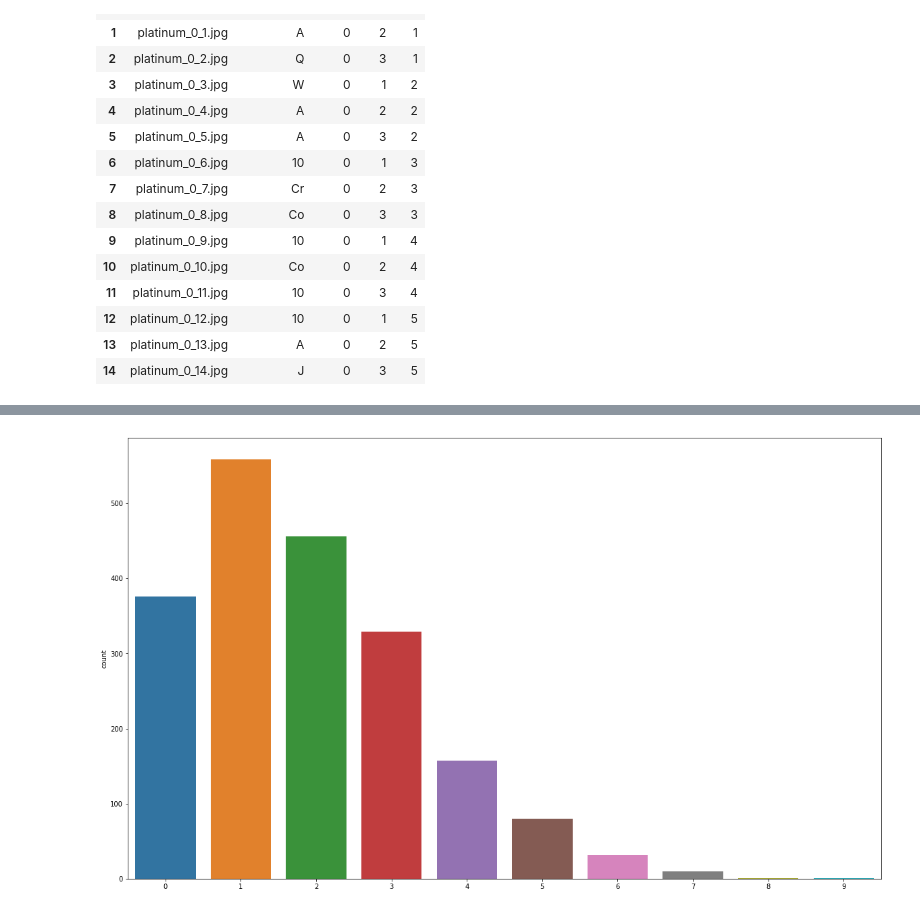
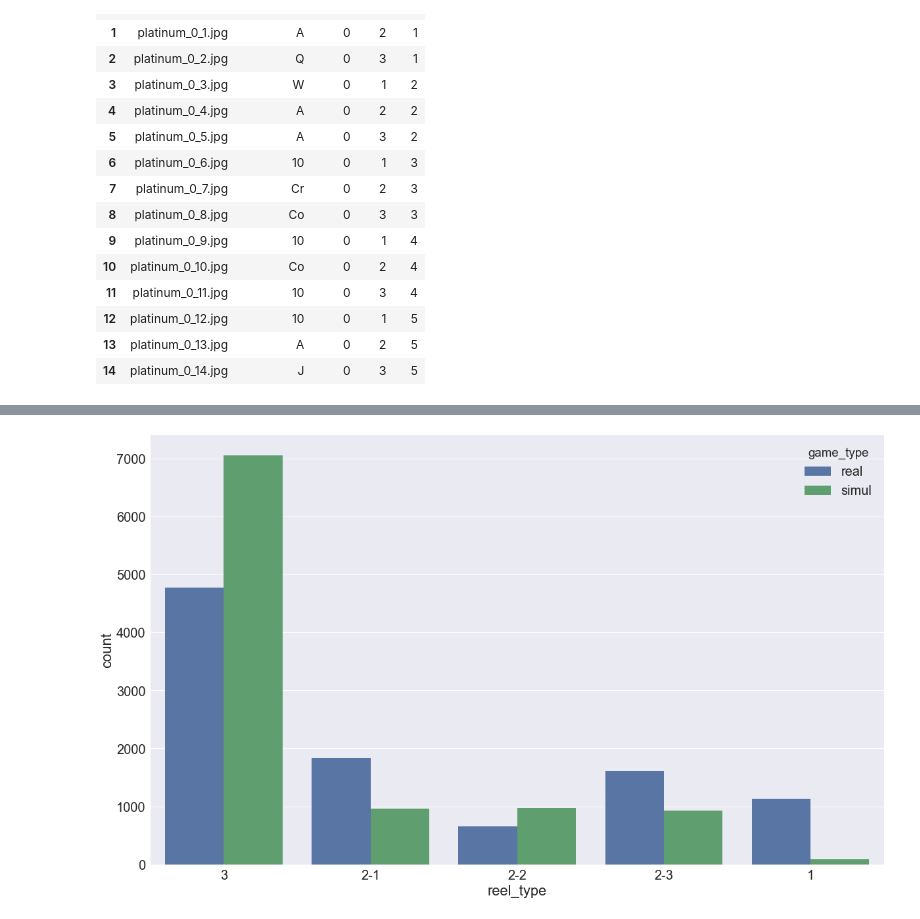
Before and after one commit to Jaepal/data-science-portfolio, a Jupyter notebook: slot_machine/Data_Exploration.ipynb, the cells around one changed output, grey strips where cells are left out. Cells and saved outputs as stored; diff of their text form; code cells hidden in the pictures.

```diff
--- a/slot_machine/Data_Exploration.ipynb
+++ b/slot_machine/Data_Exploration.ipynb
@@ -754,6 +430,35 @@ for l in simul_result_per_game:
-# %%
-plt.figure(figsize=(20,12))
-sns.countplot(simul_num_10)
-plt.show()
-# %% [output]
-[figure, removed]
+# %%
+# 실제 게임의 각 reel의 유형, symbol 저장
+
+real_reel1_rtype, real_reel1_rsymbols = getReelInfo(slot_result, 1)
+real_reel2_rtype, real_reel2_rsymbols = getReelInfo(slot_result, 2)
+real_reel3_rtype, real_reel3_rsymbols = getReelInfo(slot_result, 3)
+real_reel4_rtype, real_reel4_rsymbols = getReelInfo(slot_result, 4)
+real_reel5_rtype, real_reel5_rsymbols = getReelInfo(slot_result, 5)
+
+real_reel_rtype = real_reel1_rtype + real_reel2_rtype + real_reel3_rtype + real_reel4_rtype + real_reel5_rtype
+# %%
+# 가상 게임의 각 reel의 유형, symbol 저장
+
+simul_reel1_rtype, simul_reel1_rsymbols = getReelInfo(simul_result, 1)
+simul_reel2_rtype, simul_reel2_rsymbols = getReelInfo(simul_result, 2)
+simul_reel3_rtype, simul_reel3_rsymbols = getReelInfo(simul_result, 3)
+simul_reel4_rtype, simul_reel4_rsymbols = getReelInfo(simul_result, 4)
+simul_reel5_rtype, simul_reel5_rsymbols = getReelInfo(simul_result, 5)
+
+simul_reel_rtype = simul_reel1_rtype + simul_reel2_rtype + simul_reel3_rtype + simul_reel4_rtype + simul_reel5_rtype
+# %%
+# 비교를 위해 실제 게임 데이터의 reel_type을 담을 DataFrame을 생성
+
+df_rtype = pd.DataFrame(columns=['reel_type', 'reel_num', 'game_type'])
+df_rtype['reel_type'] = real_reel_rtype + simul_reel_rtype
+df_rtype['reel_num'] = (['reel_1'] * 2000 + ['reel_2'] * 2000 + ['reel_3'] * 2000 + ['reel_4'] * 2000 + ['reel_5'] * 2000) * 2
+df_rtype['game_type'] = ['real'] * 10000 + ['simul'] * 10000
+# %%
+# 모든 reel의 reel_type 시각화
+
+plt.figure(figsize=(20,12))
+sns.countplot(x='reel_type', data=df_rtype, order=['3', '2-1', '2-2', '2-3', '1'], hue='game_type')
+plt.show()
+# %% [output]
+[figure, added]
```
Also changed, not shown: parts of 81 cells of this notebook.
